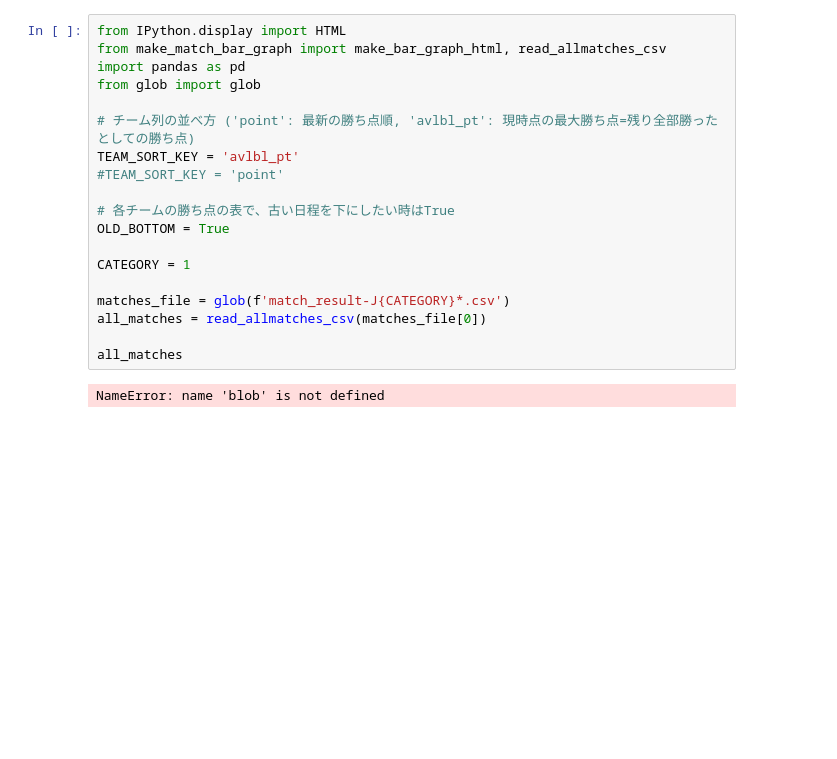
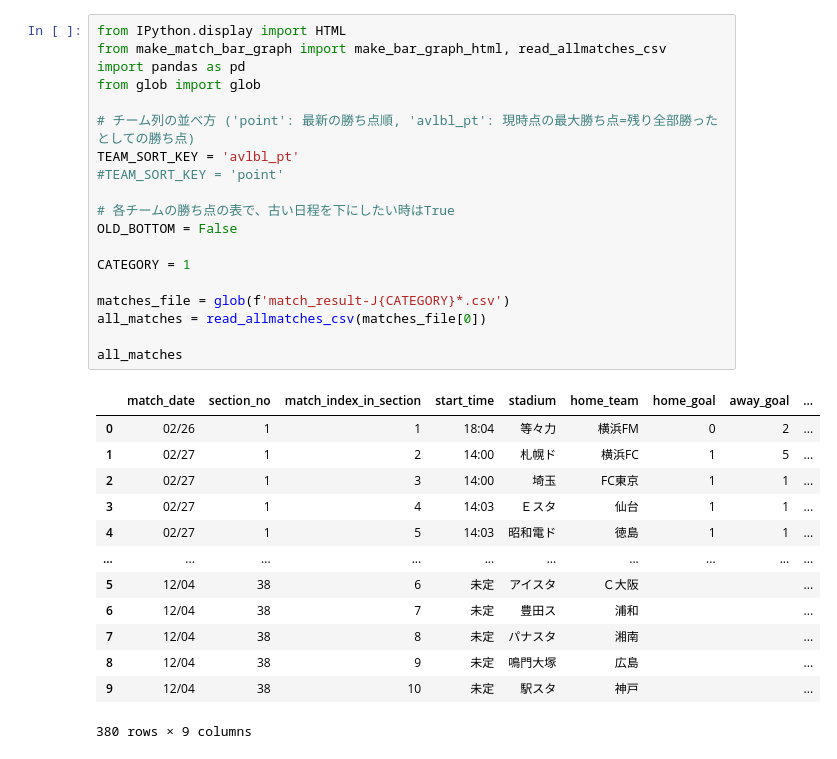
Before and after one commit to mokekuma-git/JLeague_Matches-Bar_Graph, a Jupyter notebook: Make_MatchBarGraph.ipynb, the cells around one changed output. Saved outputs shown, nothing was run; the diff lists cells and outputs as text; blank space fills up the shorter version.

```diff
--- a/Make_MatchBarGraph.ipynb
+++ b/Make_MatchBarGraph.ipynb
@@ -1,24 +1,36 @@
 # %%
 from IPython.display import HTML
 from make_match_bar_graph import make_bar_graph_html, read_allmatches_csv
 import pandas as pd
 from glob import glob
 
 # チーム列の並べ方 ('point': 最新の勝ち点順, 'avlbl_pt': 現時点の最大勝ち点=残り全部勝ったとしての勝ち点)
 TEAM_SORT_KEY = 'avlbl_pt'
 #TEAM_SORT_KEY = 'point'
 
 # 各チームの勝ち点の表で、古い日程を下にしたい時はTrue
-OLD_BOTTOM = True
+OLD_BOTTOM = False
 
 CATEGORY = 1
 
 matches_file = glob(f'match_result-J{CATEGORY}*.csv')
 all_matches = read_allmatches_csv(matches_file[0])
 
 all_matches
 # %% [output]
+|  | match_date | section_no | match_index_in_section | start_time | stadium | home_team | home_goal | away_goal | ... |
+| 0 | 02/26 | 1 | 1 | 18:04 | 等々力 | 横浜FM | 0 | 2 | ... |
+| 1 | 02/27 | 1 | 2 | 14:00 | 札幌ド | 横浜FC | 1 | 5 | ... |
+| 2 | 02/27 | 1 | 3 | 14:00 | 埼玉 | FC東京 | 1 | 1 | ... |
+| 3 | 02/27 | 1 | 4 | 14:03 | Ｅスタ | 仙台 | 1 | 1 | ... |
+| 4 | 02/27 | 1 | 5 | 14:03 | 昭和電ド | 徳島 | 1 | 1 | ... |
+| ... | ... | ... | ... | ... | ... | ... | ... | ... | ... |
+| 5 | 12/04 | 38 | 6 | 未定 | アイスタ | Ｃ大阪 |  |  | ... |
+| 6 | 12/04 | 38 | 7 | 未定 | 豊田ス | 浦和 |  |  | ... |
+| 7 | 12/04 | 38 | 8 | 未定 | パナスタ | 湘南 |  |  | ... |
+| 8 | 12/04 | 38 | 9 | 未定 | 鳴門大塚 | 広島 |  |  | ... |
+| 9 | 12/04 | 38 | 10 | 未定 | 駅スタ | 神戸 |  |  | ... |
-NameError: name 'blob' is not defined
+380 rows × 9 columns
 # %%
 html_result = make_bar_graph_html(all_matches, CATEGORY, TEAM_SORT_KEY, OLD_BOTTOM)
 
```
Also changed, not shown: parts of 2 cells of this notebook, 11 other files.
